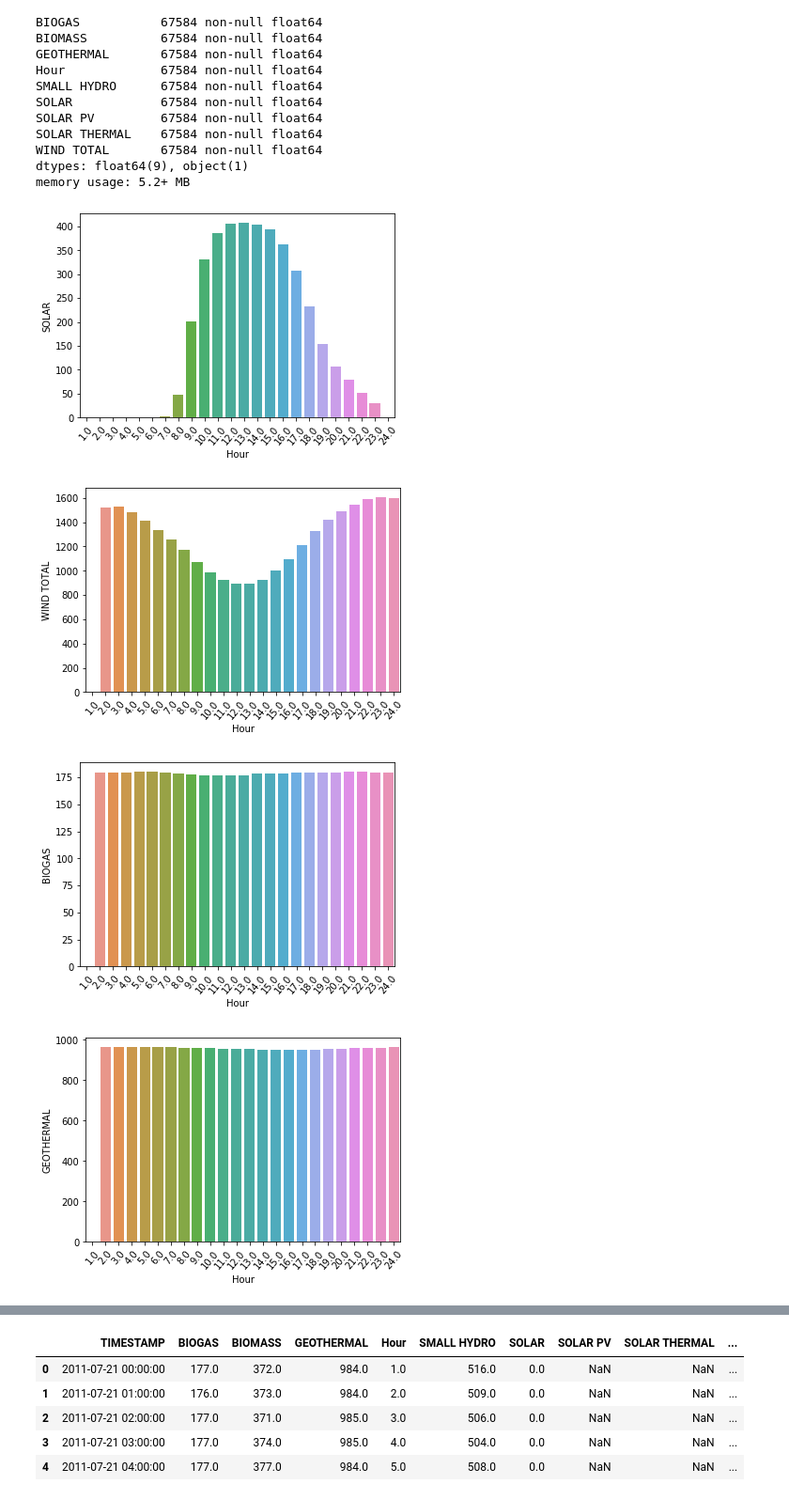
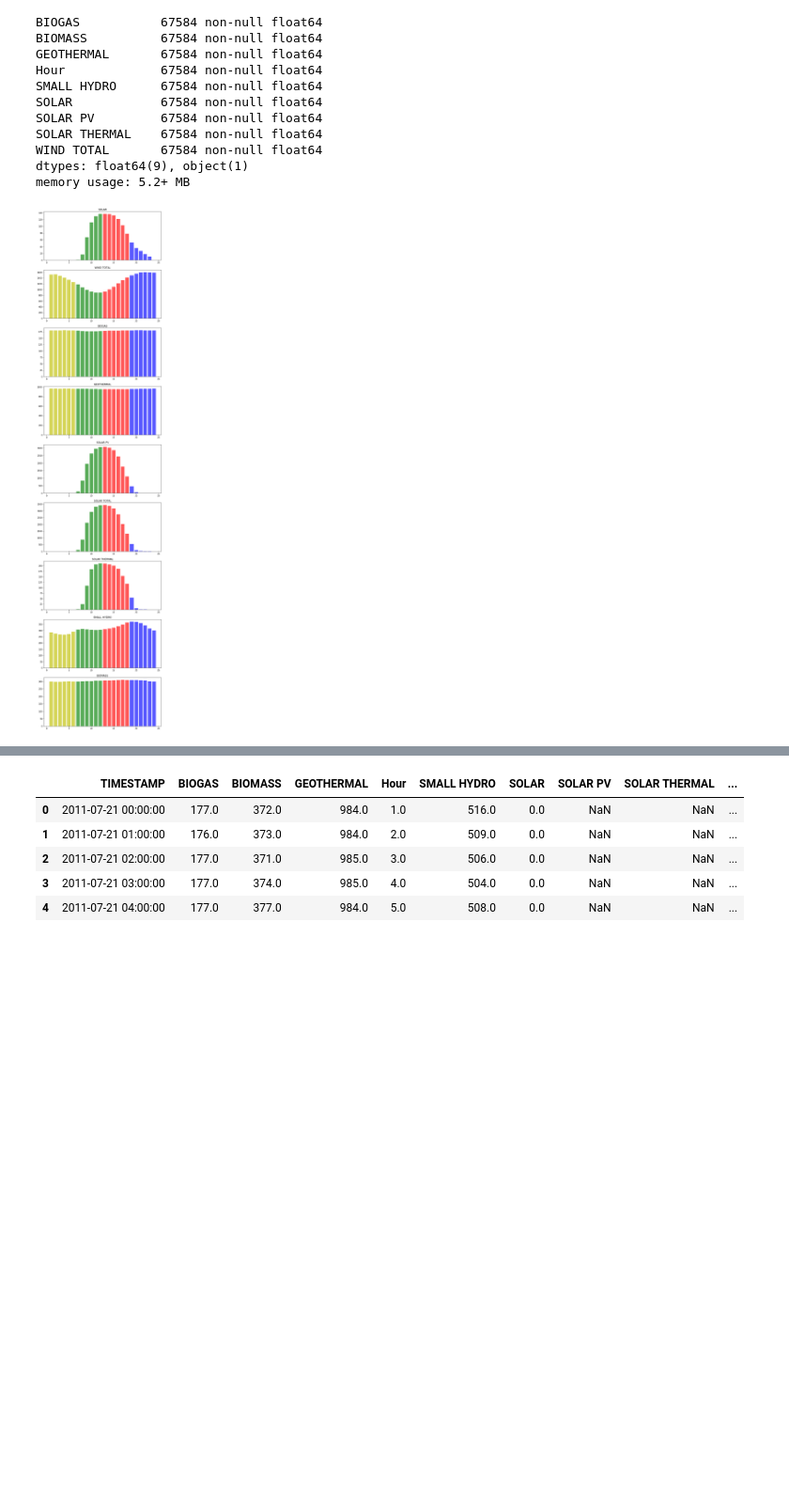
Before and after one commit to scottinsactown/California-Renewable-Energy--data-analysis, a Jupyter notebook: Project starter Book .ipynb, the cells around one changed output, grey strips where cells are left out. Shown at 94% size. Drawn from its saved outputs; the diff is of its cells as text; code cells hidden in the pictures; blank space fills up the shorter version.

```diff
--- a/Project starter Book .ipynb
+++ b/Project starter Book .ipynb
@@ -41,10 +41,10 @@ WIND TOTAL       67584 non-null float64
 dtypes: float64(9), object(1)
 memory usage: 5.2+ MB
 # %%
-#full_data['SOLAR'] = full_data['SOLAR'].fillna(0)
-#full_data['SOLAR PV'] = full_data['SOLAR PV'].fillna(0)
-#full_data['SOLAR THERMAL'] = full_data['SOLAR THERMAL'].fillna(0)
-#full_data.info()
+full_data['SOLAR'] = full_data['SOLAR'].fillna(0)
+full_data['SOLAR PV'] = full_data['SOLAR PV'].fillna(0)
+full_data['SOLAR THERMAL'] = full_data['SOLAR THERMAL'].fillna(0)
+full_data.info()
 # %% [output]
 <class 'pandas.core.frame.DataFrame'>
 RangeIndex: 67584 entries, 0 to 67583
@@ -63,39 +63,61 @@ dtypes: float64(9), object(1)
 memory usage: 5.2+ MB
 # %%
 import seaborn as sns
+full_data['SOLAR TOTAL'] = full_data['SOLAR']+full_data['SOLAR PV']+full_data['SOLAR THERMAL']
+
+#display(full_data.head())
 hour_grouped = full_data.groupby('Hour')
-solar_hour = pd.DataFrame(hour_grouped['SOLAR'].mean().reset_index())
+solar_hour = pd.DataFrame(hour_grouped['SOLAR'].mean())
 solar_hour['WIND TOTAL'] = hour_grouped['WIND TOTAL'].mean()
 solar_hour['BIOGAS'] = hour_grouped['BIOGAS'].mean()
 solar_hour['GEOTHERMAL'] = hour_grouped['GEOTHERMAL'].mean()
 solar_hour['SOLAR PV'] = hour_grouped['SOLAR PV'].mean()
+solar_hour['SOLAR TOTAL'] = hour_grouped['SOLAR TOTAL'].mean()
+solar_hour['SOLAR THERMAL'] = hour_grouped['SOLAR THERMAL'].mean()
+solar_hour['SMALL HYDRO'] = hour_grouped['SMALL HYDRO'].mean()
+solar_hour['BIOMASS'] = hour_grouped['BIOMASS'].mean()
+quarter = solar_hour.reset_index().loc[:,'Hour'] // 4
 
-#display(solar_hour)
+color = ['y','g','r','b']
+colors = []
+for j in range(4):
+    for i in range(6):
+        colors.append(color[j])
+#display(solar_hour.head())
+#print(solar_hour.columns)
+
+num_rows = len(solar_hour.columns)
+plt.figure(figsize=(10,num_rows*5))
+for i in range(len(solar_hour.columns)):
+    y = np.array(solar_hour.loc[:,solar_hour.columns[i]])
+    x = np.array(solar_hour.reset_index().loc[:,'Hour'])
+    plt.subplot(num_rows,1,i+1)
+    plt.bar(x,y,color=colors,alpha=.65)
+    plt.title(solar_hour.columns[i])
+
+plt.show()
 
 #plot = sns.lineplot(solar_hour['Hour'],solar_hour['SOLAR'])
 #plt.show()
 
-plot = sns.barplot(x='Hour',y='SOLAR',data=solar_hour)
-plt.xticks(rotation=50)
-plt.show()
+#plot = sns.barplot(x='Hour',y='SOLAR',data=solar_hour)
+#plt.xticks(rotation=50)
+#plt.show()
 
-plot = sns.barplot(x='Hour',y='WIND TOTAL',data=solar_hour)
-plt.xticks(rotation=50)
-plt.show()
+#plot = sns.barplot(x='Hour',y='WIND TOTAL',data=solar_hour)
+#plt.xticks(rotation=50)
+#plt.show()
 
-plot = sns.barplot(x='Hour',y='BIOGAS',data=solar_hour)
-plt.xticks(rotation=50)
-plt.show()
+#plot = sns.barplot(x='Hour',y='BIOGAS',data=solar_hour)
+#plt.xticks(rotation=50)
+#plt.show()
 
-plot = sns.barplot(x='Hour',y='GEOTHERMAL',data=solar_hour)
-plt.xticks(rotation=50)
-plt.show()
+#plot = sns.barplot(x='Hour',y='GEOTHERMAL',data=solar_hour)
+#plt.xticks(rotation=50)
+#plt.show()
 
-plot = sns.barplot(x='Hour',y='SOLAR PV',data=solar_hour)
-plt.xticks(rotation=50)
-plt.show()
+#plot = sns.barplot(x='Hour',y='SOLAR PV',data=solar_hour)
+#plt.xticks(rotation=50)
+#plt.show()
 # %% [output]
-[figure, old version]
+[figure, new version]
-[figure, removed]
-[figure, removed]
-[figure, removed]
```
Also changed, not shown: parts of 1 cell of this notebook.
